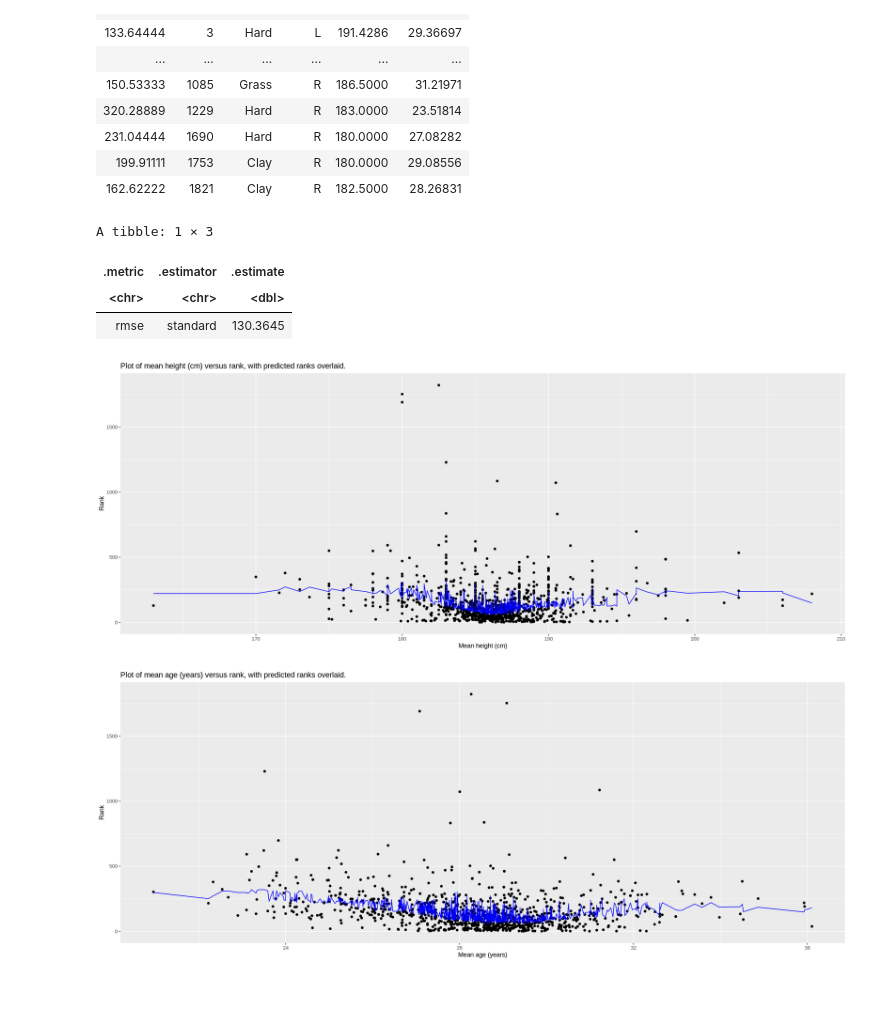
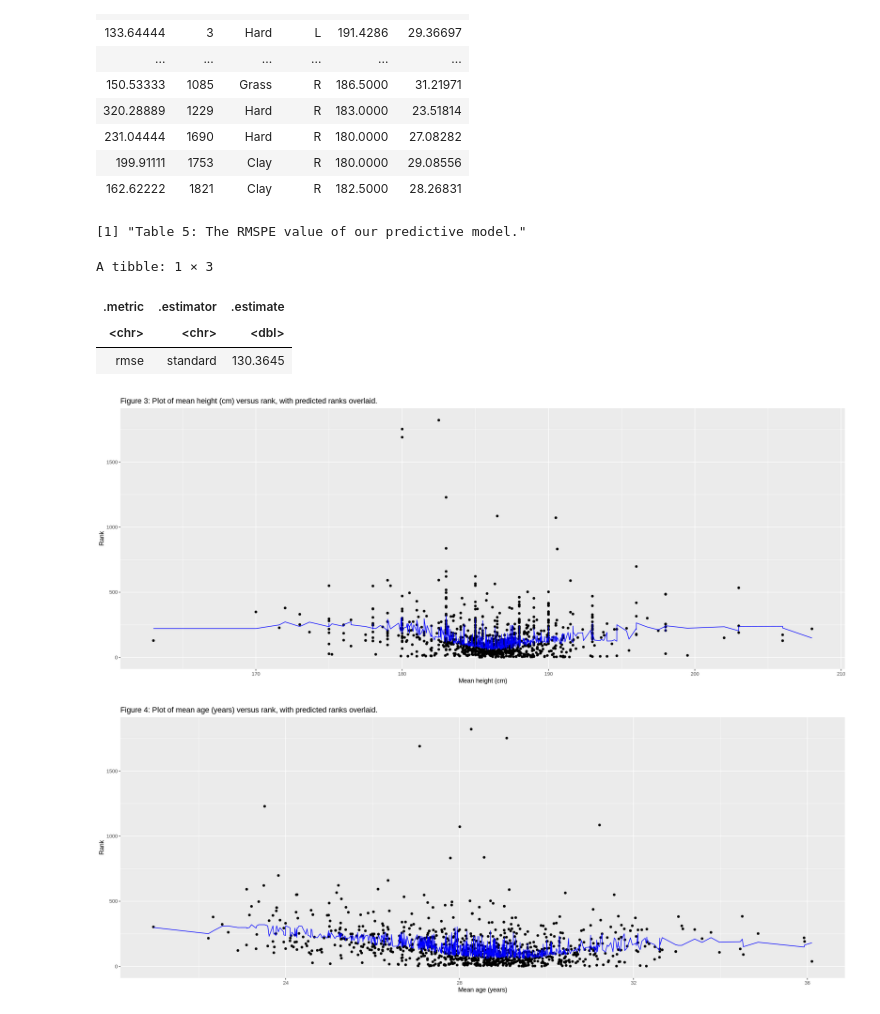
Before and after one commit to KatieSwan/DSCI100_GroupProject, a Jupyter notebook: Project_Report.ipynb, the cells around one changed output. Cells and saved outputs as stored; diff of their text form; code cells hidden in the pictures.

```diff
--- a/Project_Report.ipynb
+++ b/Project_Report.ipynb
@@ -243,13 +251,6 @@ tennis_fit <- workflow()|>
     add_model(tennis_spec_best)|>
     fit(data = tennis_training)
 tennis_fit
-
-tennis_accuracy <- tennis_fit |>
-    predict(tennis_training)|>
-    bind_cols(tennis_training)
-   # metrics(truth = rank, estimate = .pred)|>
-   # filter(.metric == "rmse")
-tennis_accuracy
 # %% [output]
 ══ Workflow [trained] ══════════════════════════════════════════════════════════
 Preprocessor: Recipe
@@ -296,30 +297,32 @@ tennis_summary <- tennis_fit |>
     bind_cols(tennis_testing) |>
     metrics(truth = rank, estimate = .pred)|>
     filter(.metric == "rmse")
+print("Table 5: The RMSPE value of our predictive model.")
 tennis_summary
 # %% [output]
-A tibble: 1 × 3
+[1] "Table 5: The RMSPE value of our predictive model."
+A tibble: 1 × 3
 | .metric | .estimator | .estimate |
 | <chr> | <chr> | <dbl> |
 | rmse | standard | 130.3645 |
 # %%
 ht_rank_accuracy <- tennis_accuracy |>
     ggplot(aes(y = rank, x = mean_ht)) +
         geom_point() +
         geom_line(colour = "blue",
                   mapping = aes(y = .pred, x = mean_ht)) +
         labs(y = "Rank", x = "Mean height (cm)") +
-        ggtitle("Plot of mean height (cm) versus rank, with predicted ranks overlaid.")
+        ggtitle("Figure 3: Plot of mean height (cm) versus rank, with predicted ranks overlaid.")
 ht_rank_accuracy
 
 ht_age_accuracy <- tennis_accuracy |>
     ggplot(aes(y = rank, x = mean_age)) +
         geom_point() +
         geom_line(colour = "blue",
                   mapping = aes(y = .pred, x = mean_age)) +
         labs(y = "Rank", x = "Mean age (years)") +
-        ggtitle("Plot of mean age (years) versus rank, with predicted ranks overlaid.")
+        ggtitle("Figure 4: Plot of mean age (years) versus rank, with predicted ranks overlaid.")
 ht_age_accuracy
 # %% [output]
-[figure, old version]
+[figure, new version]
-[figure, old version]
+[figure, new version]
```
Also changed, not shown: parts of 5 cells of this notebook.
